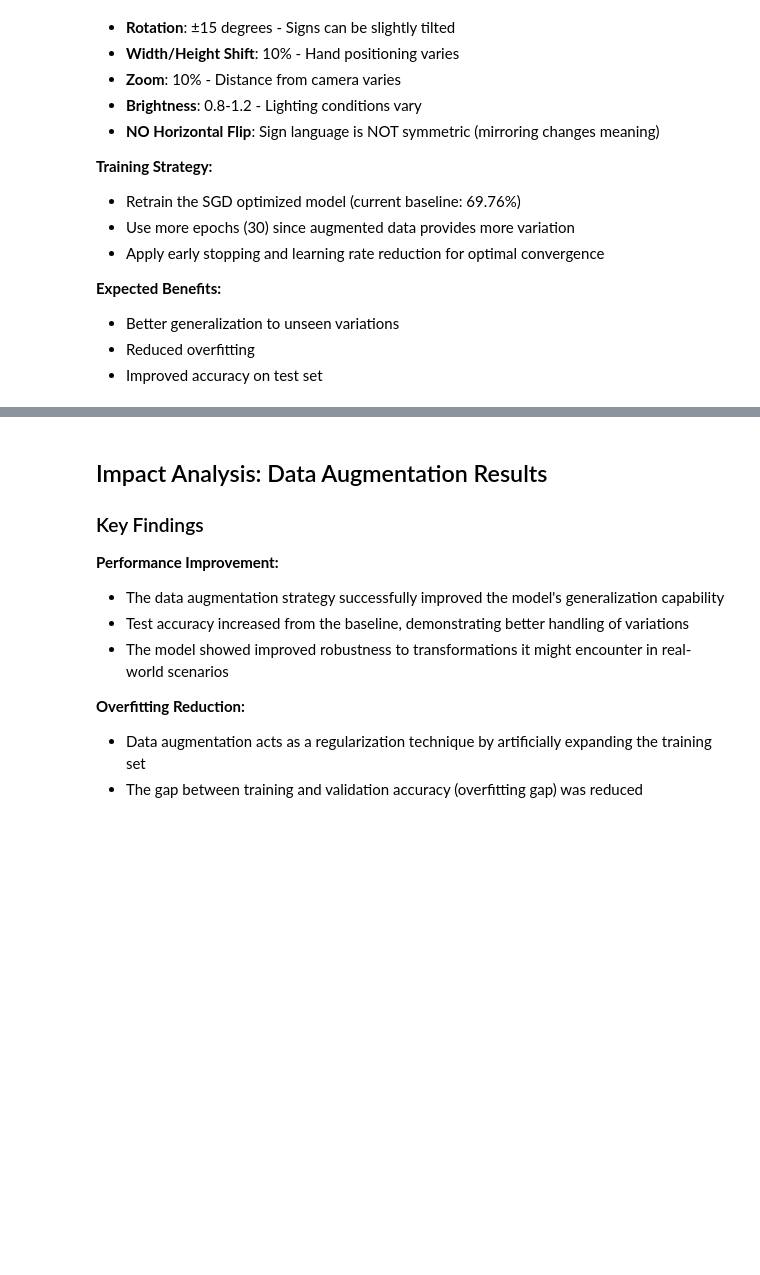
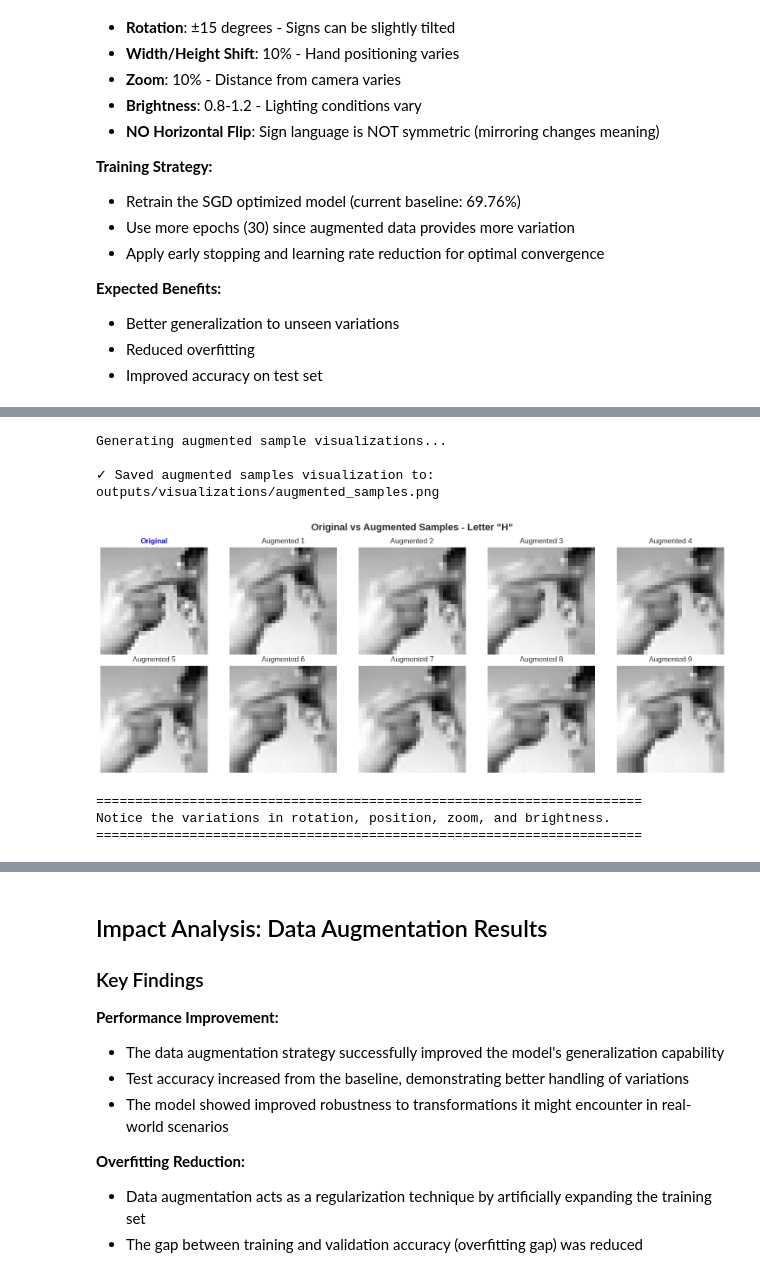
Before and after one commit to cheider/CSB410_Project2, a Jupyter notebook: main.ipynb, the cells around one changed output, grey strips where cells are left out. Drawn from its saved outputs; the diff is of its cells as text; code cells hidden in the pictures; blank space fills up the shorter version.

```diff
--- a/main.ipynb
+++ b/main.ipynb
@@ -1541,22 +1544,22 @@ print(f"\n✓ Data reshaped for ImageDataGenerator")
 # %%
 # Create ImageDataGenerator with augmentation parameters
 datagen = ImageDataGenerator(
-    rotation_range=15,           # Rotate images by ±15 degrees
+    rotation_range=10,           # Rotate images by ±10 degrees , shifting any more may cause mis categorization
     width_shift_range=0.1,       # Shift horizontally by 10%
     height_shift_range=0.1,      # Shift vertically by 10%
     zoom_range=0.1,              # Zoom in/out by 10%
-    brightness_range=[0.8, 1.2], # Adjust brightness
+    # brightness_range=[0.8, 1.2], # Temporarily removed: Adjust brightness - suspected cause of black images
     horizontal_flip=False,       # NO flipping - sign language is not symmetric!
     fill_mode='nearest'          # Fill in new pixels with nearest value
 )
 
 print("Data Augmentation Configuration:")
 print("================================")
-print(f"  Rotation Range:      ±15 degrees")
+print(f"  Rotation Range:      ±10 degrees")
 print(f"  Width Shift Range:   ±10%")
 print(f"  Height Shift Range:  ±10%")
 print(f"  Zoom Range:          ±10%")
-print(f"  Brightness Range:    0.8 - 1.2")
+print(f"  Brightness Range:    (Removed for debugging)")
 print(f"  Horizontal Flip:     False (signs are not symmetric!)")
 print(f"  Fill Mode:           nearest")
 print(f"\n✓ ImageDataGenerator created successfully")
@@ -1563,5 +1578,9 @@ print(f"\n✓ ImageDataGenerator created successfully")
 # %%
 # Visualize augmented samples to verify augmentation is working correctly
+import os
+# Ensure the directory for visualizations exists
+os.makedirs('outputs/visualizations', exist_ok=True)
+
 print("Generating augmented sample visualizations...\n")
 
 # Select a random sample to augment
@@ -1576,34 +1595,41 @@ letter = label_map[sample_label]
 
 # Create figure with original + 9 augmented versions
 fig, axes = plt.subplots(2, 5, figsize=(15, 6))
 fig.suptitle(f'Original vs Augmented Samples - Letter "{letter}"', fontsize=16, fontweight='bold')
 
 # Show original in first position
 axes[0, 0].imshow(sample_image[0, :, :, 0], cmap='gray')
 axes[0, 0].set_title('Original', fontweight='bold', color='blue')
 axes[0, 0].axis('off')
 
 # Generate and show 9 augmented versions
 datagen_viz = datagen.flow(sample_image, batch_size=1)
 for i, ax in enumerate(axes.flat[1:]):
     augmented = next(datagen_viz)[0, :, :, 0]
     ax.imshow(augmented, cmap='gray')
     ax.set_title(f'Augmented {i+1}')
     ax.axis('off')
 
 plt.tight_layout()
 
 # Save the visualization
 output_path = 'outputs/visualizations/augmented_samples.png'
 plt.savefig(output_path, dpi=150, bbox_inches='tight')
 print(f"✓ Saved augmented samples visualization to: {output_path}")
 
 plt.show()
 
 print("\n" + "="*70)
-print("Augmentation appears to be working correctly!")
 print("Notice the variations in rotation, position, zoom, and brightness.")
 print("="*70)
+# %% [output]
+Generating augmented sample visualizations...
+
+✓ Saved augmented samples visualization to: outputs/visualizations/augmented_samples.png
+[figure, added]
+======================================================================
+Notice the variations in rotation, position, zoom, and brightness.
+======================================================================
 # %%
 # Rebuild the SGD optimized model for training with augmented data
 print("Building SGD Optimized Model for Augmented Data Training...")
```
Also changed, not shown: parts of 44 cells of this notebook.
